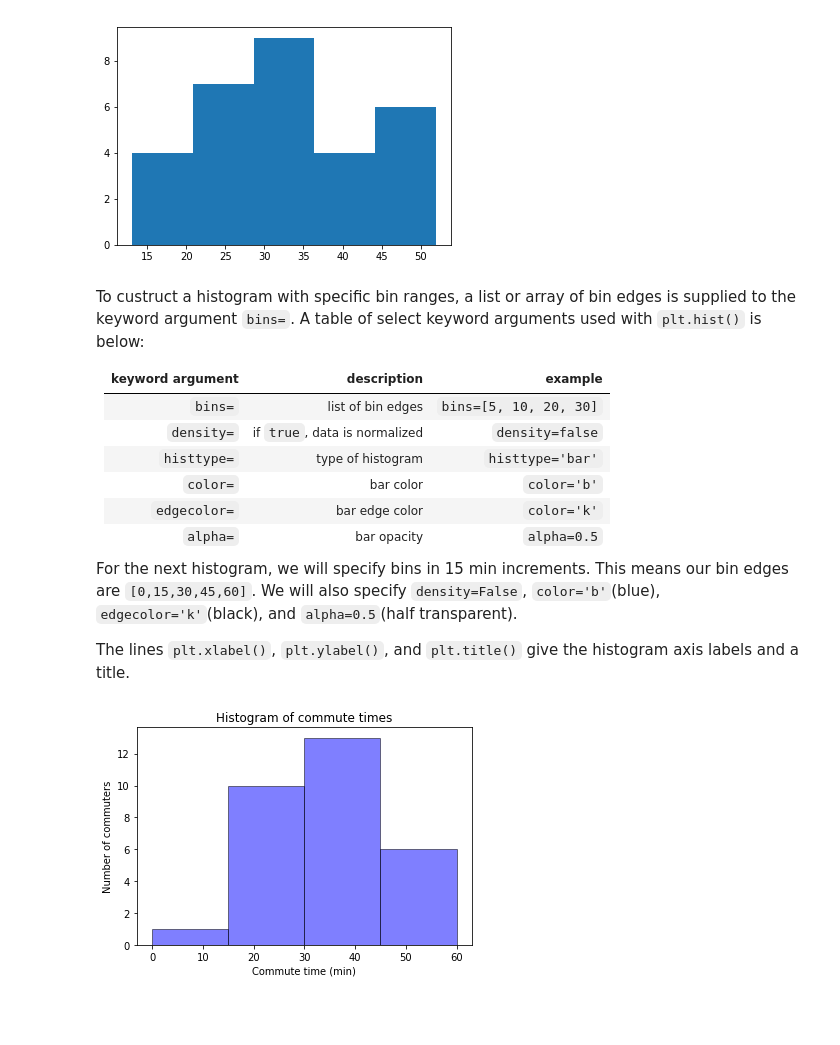
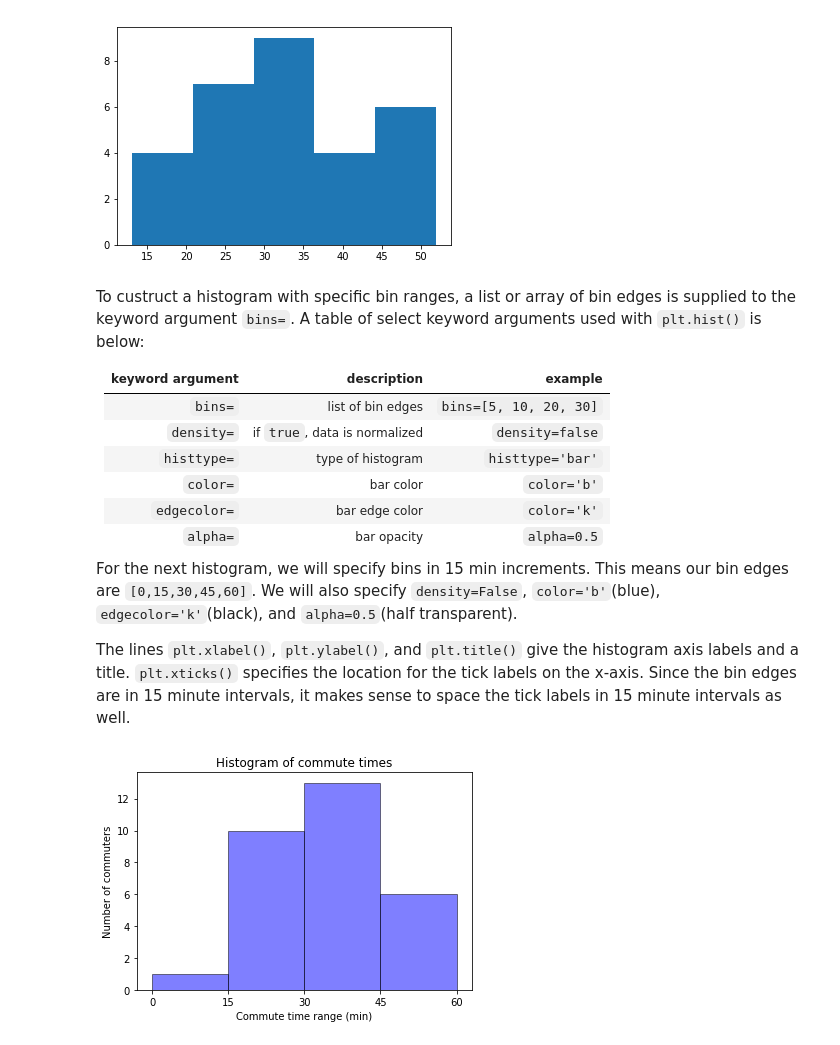
Before and after one commit to ProfessorKazarinoff/Problem-Solving-101-with-Python, a Jupyter notebook: notebooks/05-Plotting-with-Matplotlib/05.08-Histograms.ipynb, the cells around one changed output. Drawn from its saved outputs; the diff is of its cells as text; code cells hidden in the pictures; blank space fills up the shorter version.

Commit message:
grammar checked second half of plotting chapter. All sections in plotting chapter grammar checked

````diff
--- a/notebooks/05-Plotting-with-Matplotlib/05.08-Histograms.ipynb
+++ b/notebooks/05-Plotting-with-Matplotlib/05.08-Histograms.ipynb
@@ -94,21 +94,23 @@ To custruct a histogram with specific bin ranges, a list or array of bin edges i
 
 For the next histogram, we will specify bins in 15 min increments. This means our bin edges are ```[0,15,30,45,60]```. We will also specify ```density=False```, ```color='b'```(blue), ```edgecolor='k'```(black), and ```alpha=0.5```(half transparent).
 
-The lines ```plt.xlabel()```, ```plt.ylabel()```, and ```plt.title()``` give the histogram axis labels and a title.
+The lines ```plt.xlabel()```, ```plt.ylabel()```, and ```plt.title()``` give the histogram axis labels and a title. ```plt.xticks()``` specifies the location for the tick labels on the x-axis. Since the bin edges are in 15 minute intervals, it makes sense to space the tick labels in 15 minute intervals as well.
 # %%
 bin_edges = [0,15,30,45,60]
 
 plt.hist(commute_times,
          bins=bin_edges,
          density=False,
          histtype='bar',
          color='b',
          edgecolor='k',
          alpha=0.5)
-plt.xlabel('Commute time (min)')
+
+plt.xlabel('Commute time range (min)')
+plt.xticks([0, 15, 30, 45,60])
 plt.ylabel('Number of commuters')
 plt.title('Histogram of commute times')
 
 plt.show()
 # %% [output]
-[figure, old version]
+[figure, new version]
````
Also changed, not shown: parts of 2 cells of this notebook, 6 other files.
